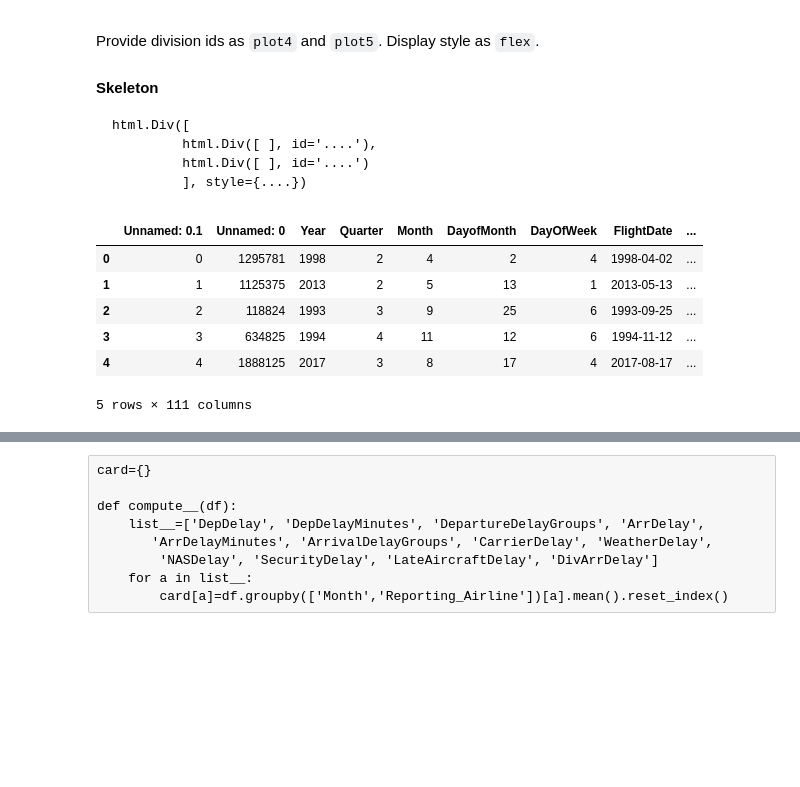
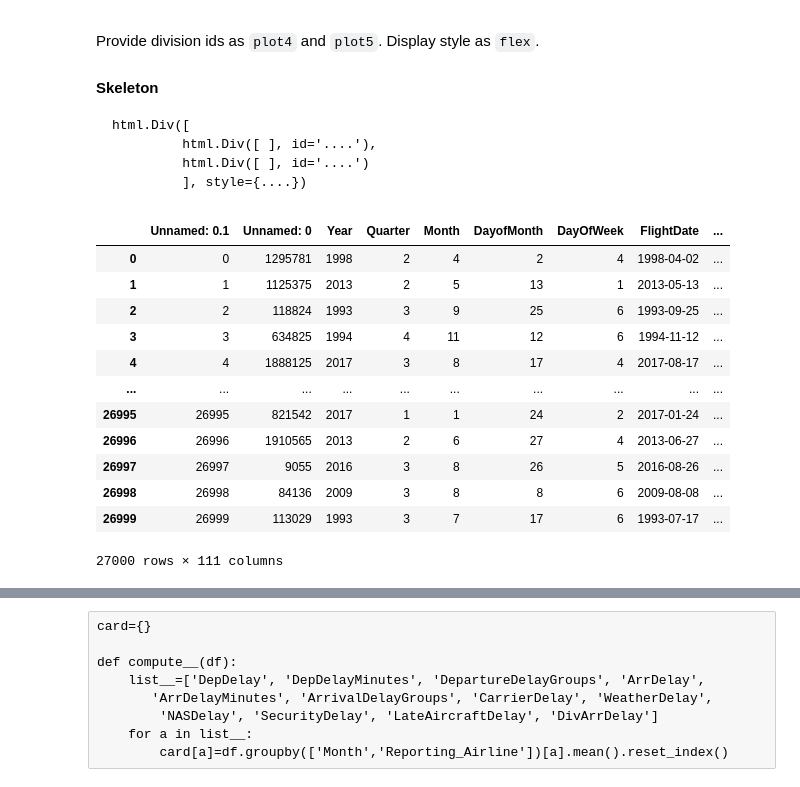
Before and after one commit to imabiodun/Coursera, a Jupyter notebook: airline_plane_delay_in_USA.ipynb, the cells around one changed output, grey strips where cells are left out. Saved outputs shown, nothing was run; the diff lists cells and outputs as text; code cells hidden in the pictures; blank space fills up the shorter version.

```diff
--- a/airline_plane_delay_in_USA.ipynb
+++ b/airline_plane_delay_in_USA.ipynb
@@ -276,13 +276,19 @@ airline_data =  pd.read_csv('airline_data.csv',
                             dtype={'Div1Airport': str, 'Div1TailNum': str,
                                    'Div2Airport': str, 'Div2TailNum': str})
 # %%
-airline_data.head()
+airline_data
 # %% [output]
 |  | Unnamed: 0.1 | Unnamed: 0 | Year | Quarter | Month | DayofMonth | DayOfWeek | FlightDate | ... |
 | 0 | 0 | 1295781 | 1998 | 2 | 4 | 2 | 4 | 1998-04-02 | ... |
 | 1 | 1 | 1125375 | 2013 | 2 | 5 | 13 | 1 | 2013-05-13 | ... |
 | 2 | 2 | 118824 | 1993 | 3 | 9 | 25 | 6 | 1993-09-25 | ... |
 | 3 | 3 | 634825 | 1994 | 4 | 11 | 12 | 6 | 1994-11-12 | ... |
 | 4 | 4 | 1888125 | 2017 | 3 | 8 | 17 | 4 | 2017-08-17 | ... |
+| ... | ... | ... | ... | ... | ... | ... | ... | ... | ... |
+| 26995 | 26995 | 821542 | 2017 | 1 | 1 | 24 | 2 | 2017-01-24 | ... |
+| 26996 | 26996 | 1910565 | 2013 | 2 | 6 | 27 | 4 | 2013-06-27 | ... |
+| 26997 | 26997 | 9055 | 2016 | 3 | 8 | 26 | 5 | 2016-08-26 | ... |
+| 26998 | 26998 | 84136 | 2009 | 3 | 8 | 8 | 6 | 2009-08-08 | ... |
+| 26999 | 26999 | 113029 | 1993 | 3 | 7 | 17 | 6 | 1993-07-17 | ... |
-5 rows × 111 columns
+27000 rows × 111 columns
 # %%
```
Also changed, not shown: parts of 11 cells of this notebook.
